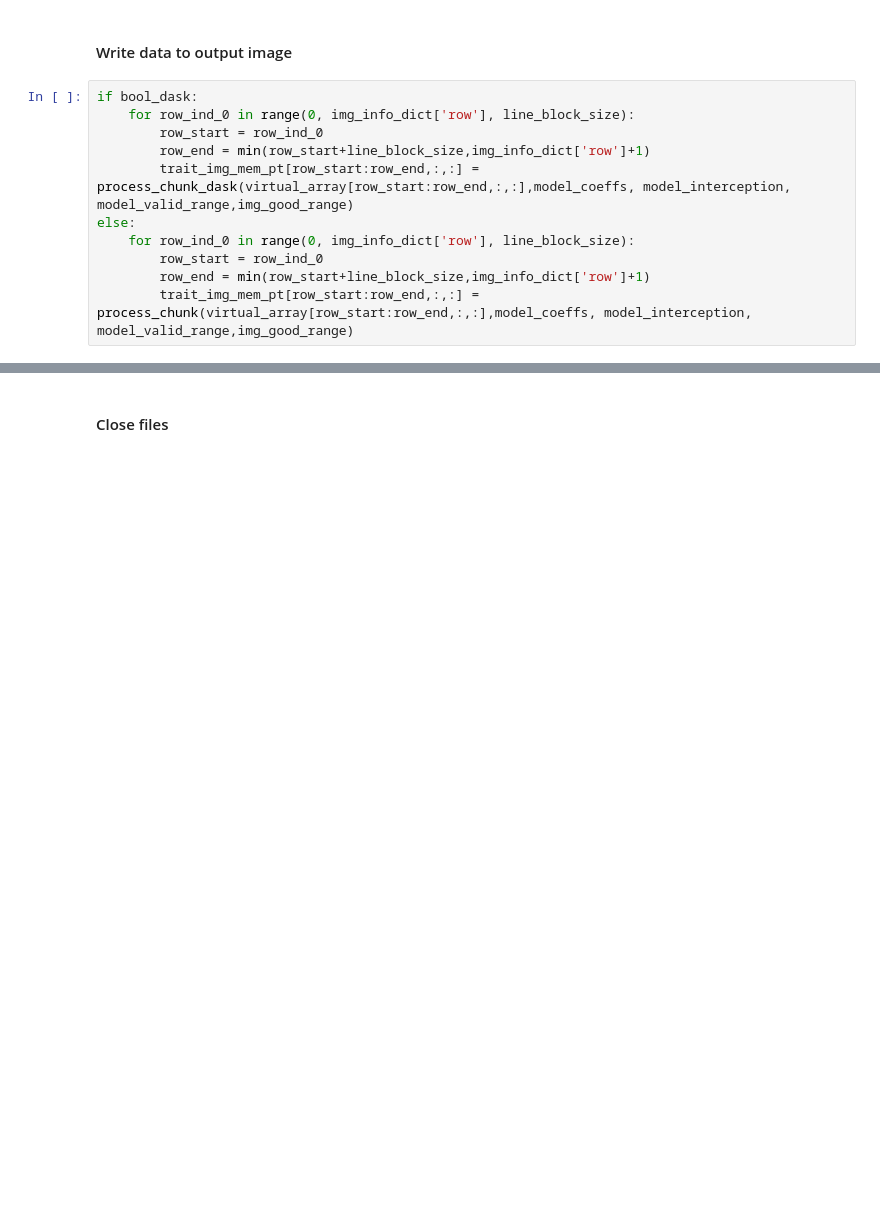
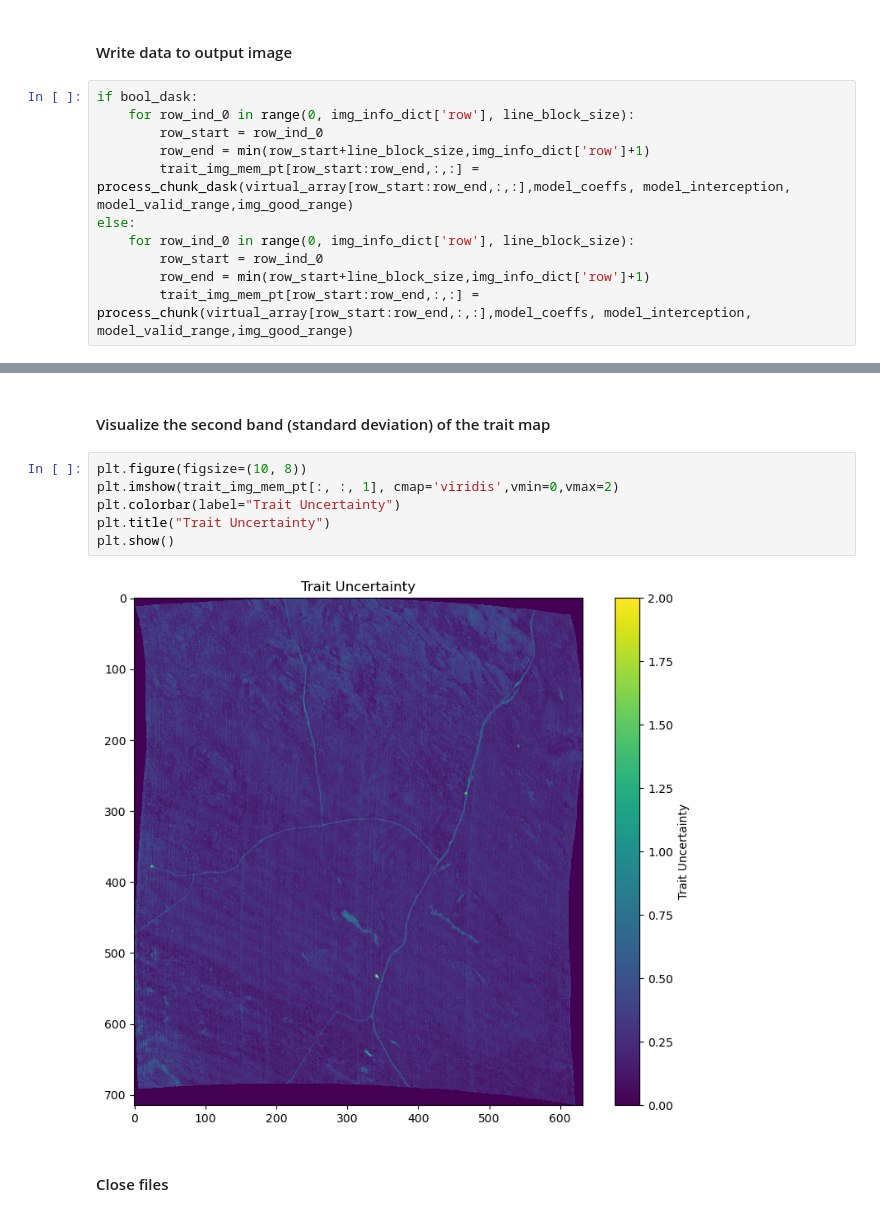
Before and after one commit to ornldaac/bioscape_workshop_sa, a Jupyter notebook: book/tutorials/TownsendTutorials/Part_3_Trait_Mapping_with_Image/apply_traits_to_image.ipynb, the cells around one changed output, grey strips where cells are left out. Drawn from its saved outputs; the diff is of its cells as text; blank space fills up the shorter version.

```diff
--- a/book/tutorials/TownsendTutorials/Part_3_Trait_Mapping_with_Image/apply_traits_to_image.ipynb
+++ b/book/tutorials/TownsendTutorials/Part_3_Trait_Mapping_with_Image/apply_traits_to_image.ipynb
@@ -242,3 +262,13 @@ else:
+# %% [markdown]
+#### Visualize the second band (standard deviation) of the trait map
+# %%
+plt.figure(figsize=(10, 8))
+plt.imshow(trait_img_mem_pt[:, :, 1], cmap='viridis',vmin=0,vmax=2)
+plt.colorbar(label="Trait Uncertainty")
+plt.title("Trait Uncertainty")
+plt.show()
+# %% [output]
+[figure, added]
 # %% [markdown]
 #### Close files
 # %%
```
Also changed, not shown: parts of 8 cells of this notebook.
